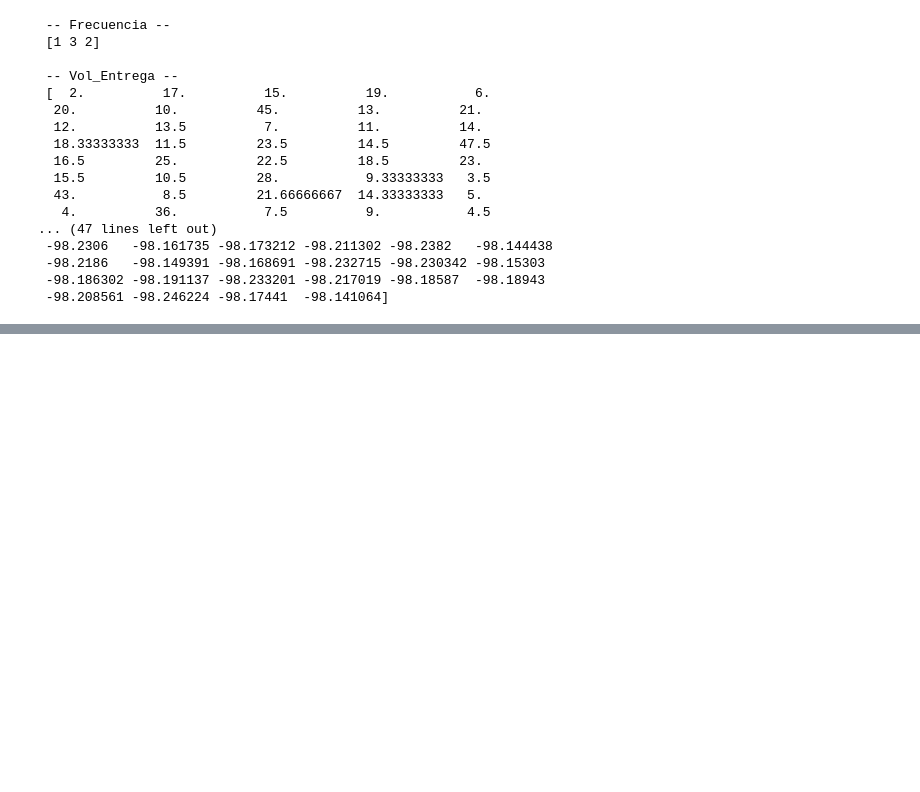
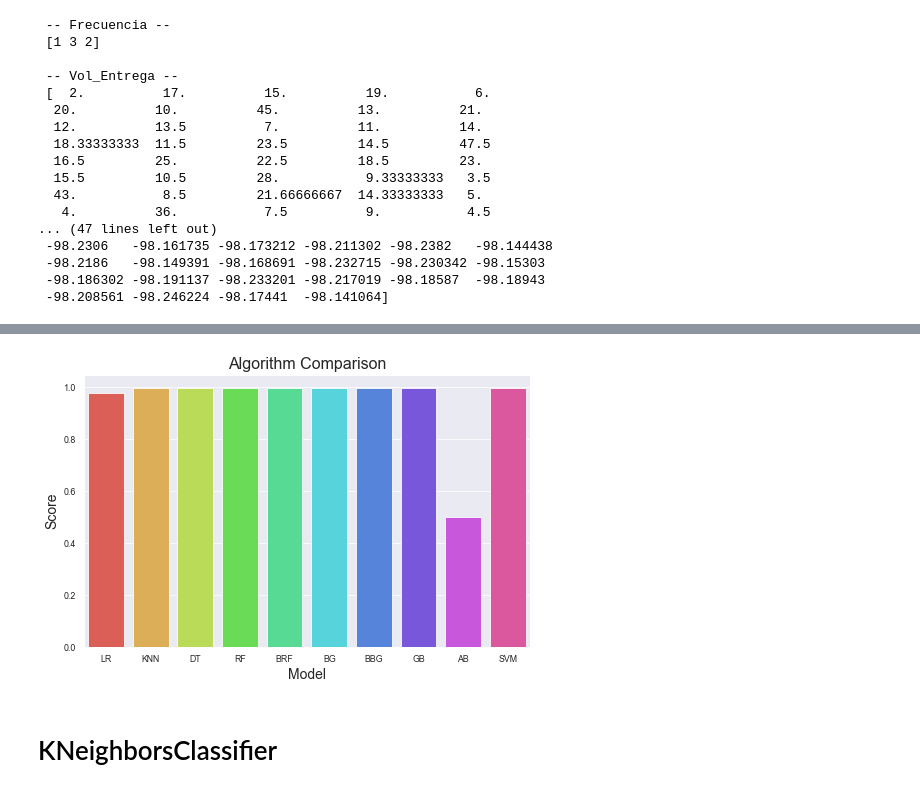
Before and after one commit to biomedic-ricardo/Hackathon-brewing, a Jupyter notebook: Untitled1.ipynb, the cells around one changed output, grey strips where cells are left out. Saved outputs shown, nothing was run; the diff lists cells and outputs as text; code cells hidden in the pictures; blank space fills up the shorter version.

```diff
--- a/Untitled1.ipynb
+++ b/Untitled1.ipynb
@@ -148,0 +336,19 @@ for col in df[df.columns.difference(['Id_Cliente', 'id_Agencia'])]:
+# %%
+
+X = df.drop(['cluster'], axis = 1)
+y = df.cluster
+df
+X_train,X_test, y_train, y_test = train_test_split(X, y, test_size=0.5, random_state=2, stratify=y)
+
+#RepeatedStratifiedKFold
+cv = RepeatedStratifiedKFold(n_splits=10, n_repeats=3, random_state=1)
+
+counter = Counter(y)
+print('Dataset: Class 0=%d, Class 1=%d' % (len(y[y==0]), len(y[y==1])))
+print('Train: Class 0=%d, Class 1=%d' % (len(y_train[y_train==0]), len(y_train[y_train==1])))
+print('Test: Class 0=%d, Class 1=%d' % (len(y_test[y_test==0]), len(y_test[y_test==1])))
+
+print('Relative frequencies of the class (train)')
+print(y_train.value_counts(normalize=True))
+print('Relative frequencies of the class (test)')
+print(y_test.value_counts(normalize=True))
@@ -148,0 +375,49 @@ for col in df[df.columns.difference(['Id_Cliente', 'id_Agencia'])]:
+# %%
+#Let's get a baseline accuracy score from various models
+start = time.time()
+
+models = []
+models.append(('LR', LogisticRegression()))
+models.append(('KNN', KNeighborsClassifier()))
+models.append(('DT', DecisionTreeClassifier()))
+models.append(('RF', RandomForestClassifier()))
+models.append(('BRF', BalancedRandomForestClassifier()))
+models.append(('BG', BaggingClassifier()))
+models.append(('BBG', BalancedBaggingClassifier()))
+models.append(('GB', GradientBoostingClassifier()))
+models.append(('AB', AdaBoostClassifier()))
+#models.append(('XGB', XGBClassifier()))
+models.append(('SVM', SVC()))
+
+# evaluate each model in turn
+names = []
+scores = []
+
+for name, model in models:
+    start= time.time()
+    cv = RepeatedStratifiedKFold(n_splits=10, n_repeats=3, random_state=1)
+    score = cross_val_score(model, X, y, cv=cv, scoring='accuracy').round(decimals=4)
+    scores.append(score.mean())
+    names.append(name)
+
+cross_val = pd.DataFrame({'Name': names,'Score': scores})
+print(cross_val)
+
+#create plot
+plt.figure(figsize=(8,5))
+sns.set_context('paper')
+sns.barplot(x = 'Name', y = 'Score',  data = cross_val,
+            palette = 'hls',
+            capsize = 0.5,
+            saturation = 8,
+            errcolor = 'gray', errwidth = 2,
+            ci = 'sd'
+            )
+plt.title('Algorithm Comparison',fontsize=16)
+plt.xlabel('Model',fontsize=14)
+plt.ylabel('Score',fontsize=14)
+plt.show;
+
+execution_time = time.time() - start
+print('Execution time', time.strftime("%H:%M:%S", time.gmtime(execution_time)))
+# %% [output]
@@ -148,0 +436,3 @@ for col in df[df.columns.difference(['Id_Cliente', 'id_Agencia'])]:
+[figure, added]
+# %% [markdown]
+# KNeighborsClassifier
```
Also changed, not shown: parts of 17 cells of this notebook, 5 other files.
